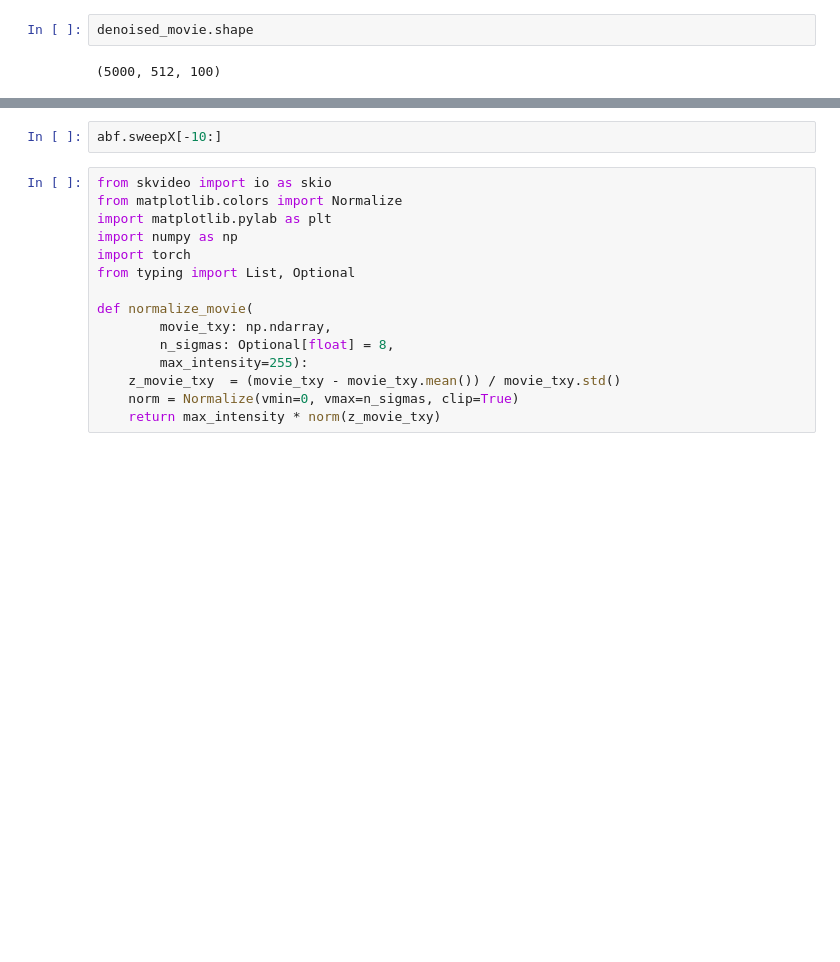
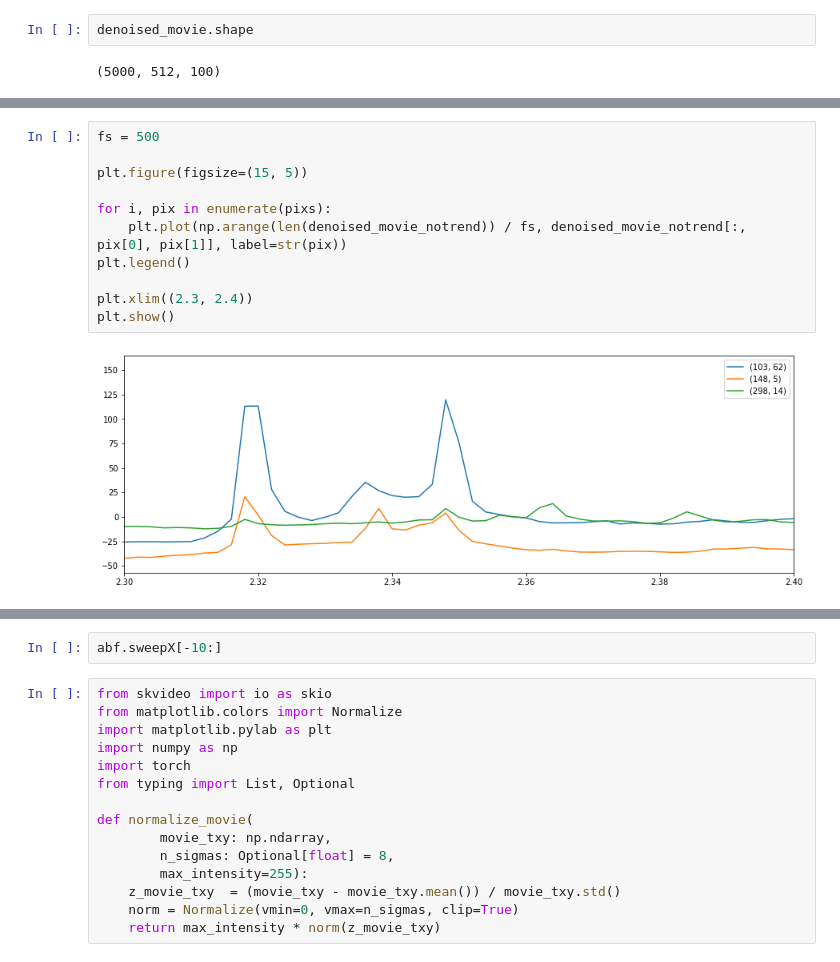
Before and after one commit to cellarium-ai/CellMincer, a Jupyter notebook: notebooks/miller_analyze.ipynb, the cells around one changed output, grey strips where cells are left out. Cells and saved outputs as stored; diff of their text form; blank space fills up the shorter version.

```diff
--- a/notebooks/miller_analyze.ipynb
+++ b/notebooks/miller_analyze.ipynb
@@ -59,0 +40,13 @@ cor.shape
+# %%
+fs = 500
+
+plt.figure(figsize=(15, 5))
+
+for i, pix in enumerate(pixs):
+    plt.plot(np.arange(len(denoised_movie_notrend)) / fs, denoised_movie_notrend[:, pix[0], pix[1]], label=str(pix))
+plt.legend()
+
+plt.xlim((2.3, 2.4))
+plt.show()
+# %% [output]
+[figure, added]
```
Also changed, not shown: parts of 25 cells of this notebook, 22 other files.
